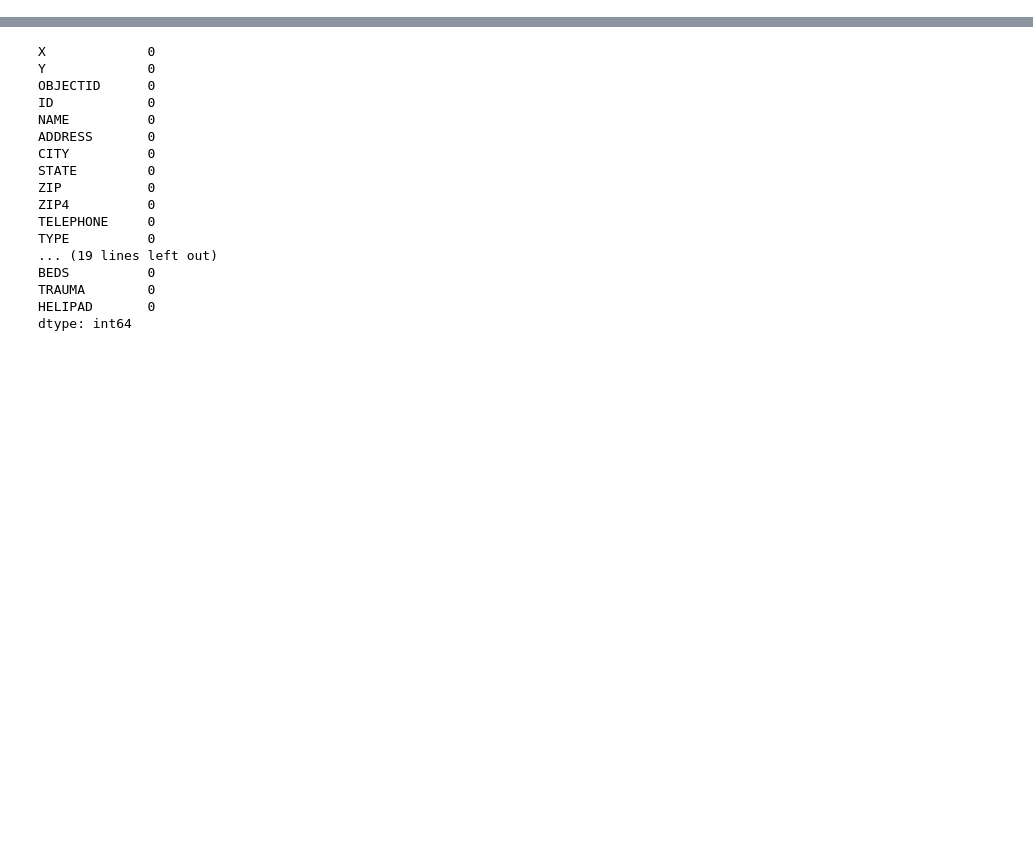
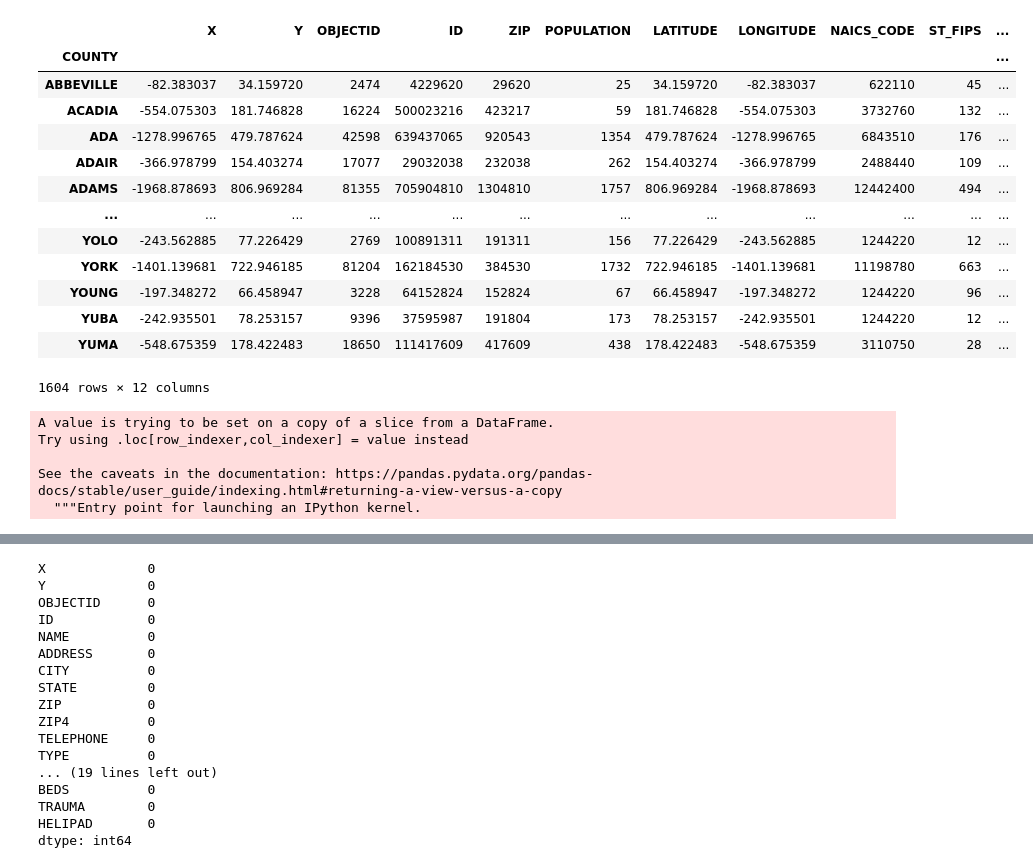
Before and after one commit to krishshanmukh/Covid-Visualization, a Jupyter notebook: Untitled.ipynb, the cells around one changed output, grey strips where cells are left out. Cells and saved outputs as stored; diff of their text form; code cells hidden in the pictures; blank space fills up the shorter version.

```diff
--- a/Untitled.ipynb
+++ b/Untitled.ipynb
@@ -8,0 +47,22 @@ df_hosp = pd.read_csv('Hospitals.csv')
+# %%
+df_hosp["BEDS"].replace({-999: 0}, inplace=True)
+df_hosp["POPULATION"].replace({-999: 0}, inplace=True)
+# %%
+df_hosp_county = df_hosp.groupby(['COUNTY']).sum()
+# %%
+df_hosp_county
+# %% [output]
+|  | X | Y | OBJECTID | ID | ZIP | POPULATION | LATITUDE | LONGITUDE | NAICS_CODE | ST_FIPS | ... |
+| COUNTY |  |  |  |  |  |  |  |  |  |  | ... |
+| ABBEVILLE | -82.383037 | 34.159720 | 2474 | 4229620 | 29620 | 25 | 34.159720 | -82.383037 | 622110 | 45 | ... |
+| ACADIA | -554.075303 | 181.746828 | 16224 | 500023216 | 423217 | 59 | 181.746828 | -554.075303 | 3732760 | 132 | ... |
+| ADA | -1278.996765 | 479.787624 | 42598 | 639437065 | 920543 | 1354 | 479.787624 | -1278.996765 | 6843510 | 176 | ... |
+| ADAIR | -366.978799 | 154.403274 | 17077 | 29032038 | 232038 | 262 | 154.403274 | -366.978799 | 2488440 | 109 | ... |
+| ADAMS | -1968.878693 | 806.969284 | 81355 | 705904810 | 1304810 | 1757 | 806.969284 | -1968.878693 | 12442400 | 494 | ... |
+| ... | ... | ... | ... | ... | ... | ... | ... | ... | ... | ... | ... |
+| YOLO | -243.562885 | 77.226429 | 2769 | 100891311 | 191311 | 156 | 77.226429 | -243.562885 | 1244220 | 12 | ... |
+| YORK | -1401.139681 | 722.946185 | 81204 | 162184530 | 384530 | 1732 | 722.946185 | -1401.139681 | 11198780 | 663 | ... |
+| YOUNG | -197.348272 | 66.458947 | 3228 | 64152824 | 152824 | 67 | 66.458947 | -197.348272 | 1244220 | 96 | ... |
+| YUBA | -242.935501 | 78.253157 | 9396 | 37595987 | 191804 | 173 | 78.253157 | -242.935501 | 1244220 | 12 | ... |
+| YUMA | -548.675359 | 178.422483 | 18650 | 111417609 | 417609 | 438 | 178.422483 | -548.675359 | 3110750 | 28 | ... |
+1604 rows × 12 columns
@@ -8,0 +73,8 @@ df_hosp = pd.read_csv('Hospitals.csv')
+# %%
+df_hosp_county['COUNTYFIPS'] = df_countyfips['COUNTYFIPS']
+# %% [output]
+A value is trying to be set on a copy of a slice from a DataFrame.
+Try using .loc[row_indexer,col_indexer] = value instead
+
+See the caveats in the documentation: https://pandas.pydata.org/pandas-docs/stable/user_guide/indexing.html#returning-a-view-versus-a-copy
+  """Entry point for launching an IPython kernel.
```
Also changed, not shown: parts of 31 cells of this notebook, 2 other files.
